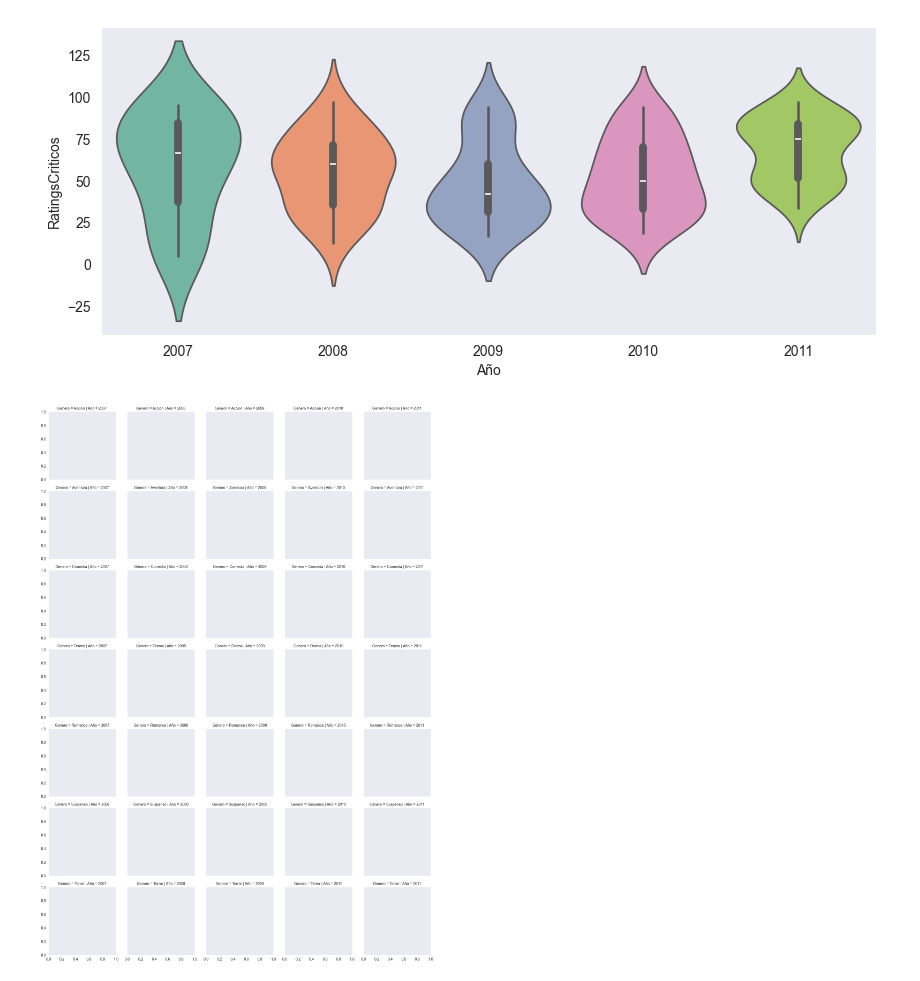
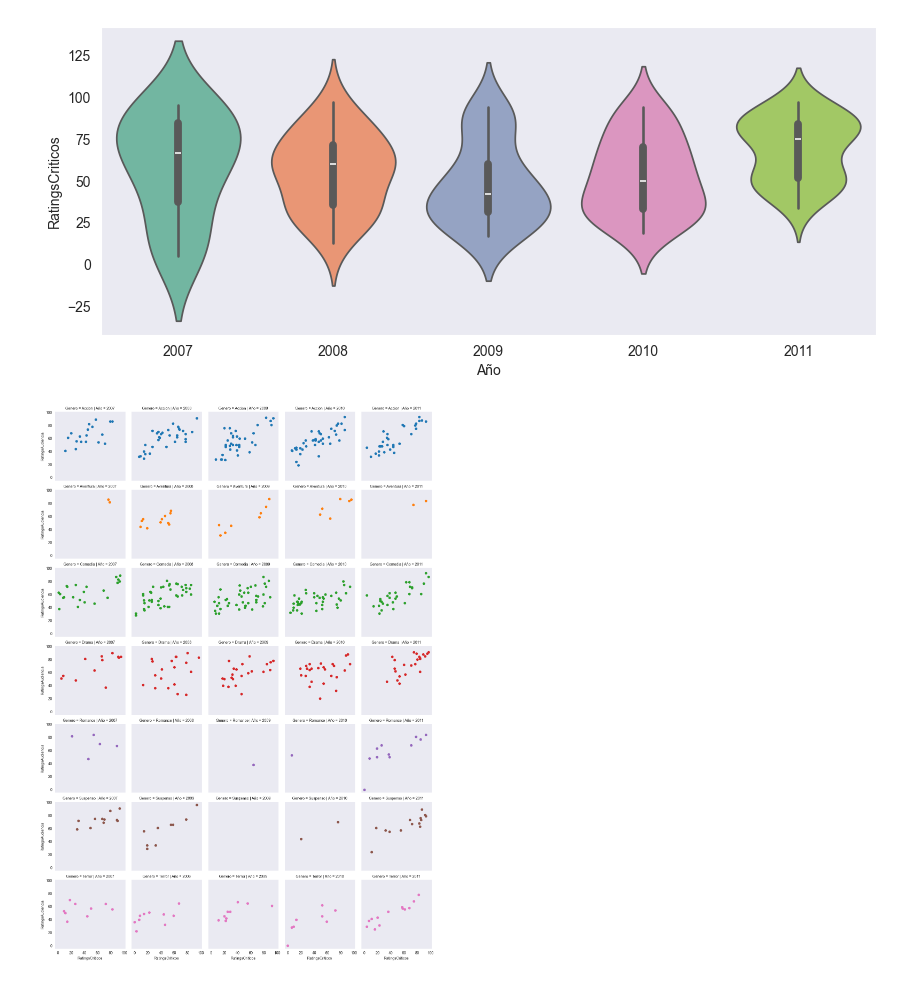
Before and after one commit to Marru73/Ejercicios-Python, a Jupyter notebook: CERTIFICADO IBM/Data_Science.ipynb, the cells around one changed output. Cells and saved outputs as stored; diff of their text form; code cells hidden in the pictures.

```diff
--- a/CERTIFICADO IBM/Data_Science.ipynb
+++ b/CERTIFICADO IBM/Data_Science.ipynb
@@ -949,5 +949,6 @@ z = sns.violinplot(data=peliculas[peliculas.Genero=='Drama'], x='Año', y='Ratin
 # Facet Grid
 # %%
 g = sns.FacetGrid(peliculas, row='Genero', col='Año', hue='Genero')
+g = g.map(plt.scatter, "RatingsCriticos", "RatingsAudiencia",  )
 # %% [output]
-[figure, old version]
+[figure, new version]
```
Also changed, not shown: parts of 2 cells of this notebook.
